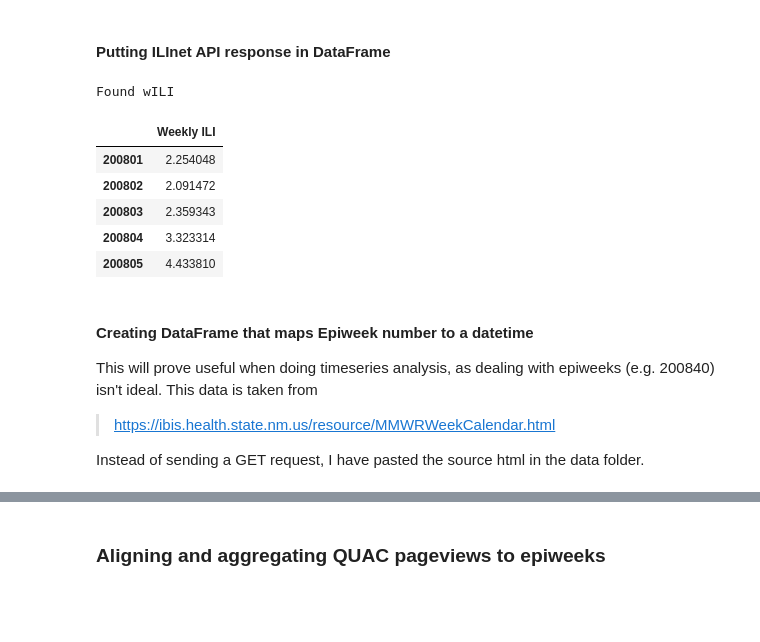
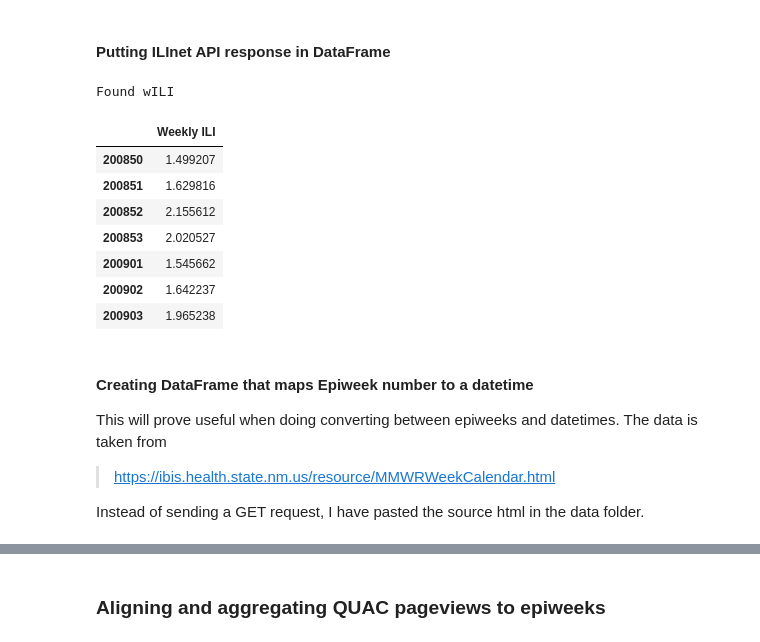
Before and after one commit to wcwagner/wikidemics, a Jupyter notebook: influenza-data.ipynb, the cells around one changed output, grey strips where cells are left out. Cells and saved outputs as stored; diff of their text form; code cells hidden in the pictures; blank space fills up the shorter version.

```diff
--- a/influenza-data.ipynb
+++ b/influenza-data.ipynb
@@ -36,19 +37,12 @@ if 'pageViewResps' not in definedVariables:
 
     with open('./data/allarticles.txt') as f:
         fluRelatedArticles = [article.strip() for article in f]
-    years = range(2008, 2017) # 2008 - 2016 full years
-    epiranges = [ epidata.range(int(str(yr) + '01'), int(str(yr) + '52')) for yr in years]
-    pageViewResps = []
     # API calls to the delphi epidata API
-    for epiyear in epiranges:
-        resp = epidata.wiki(fluRelatedArticles, epiweeks=epiyear)['epidata']
-        pageViewResps.extend(resp)
-        time.sleep(15)
+    pageViewResps = epidata.wiki(fluRelatedArticles, epidata.range(200750, 201652))['epidata']
     %store pageViewResps
 else:
     print("Found pageViewResps")
-
-pageViewResps[:2]
+pageViewResps[:1]
 # %% [output]
 Found pageViewResps
 [{'article': 'amantadine',
@@ -69,12 +57,12 @@ Found pageViewResps
 if 'wILIresp' not in definedVariables:
 
     print("Calling the DELPHI epidata API for ILInet data")
-
-    wILIresp = epidata.fluview('nat', epidata.range(200801, 201652))['epidata']
+    rng = epidata.range('200750', '201652')
+    wILIresp = epidata.fluview('nat', epiweeks=rng)['epidata']
     %store wILIresp
 else:
     print("Found wILIresp")
 
-wILIresp[:2]
+wILIresp[:1]
 # %% [output]
 Found wILIresp
@@ -110,17 +97,22 @@ if 'pageViews' not in definedVariables:
         pageToViews[page].append(weeklyViews)
 
     pageViews = pd.DataFrame.from_dict(pageToViews, orient='index', dtype='int')
-    pageViews.fillna(0)
     pageViews = pageViews.transpose()
+    pageViews = pageViews.fillna( pageViews.median() )
     # convert to ints, for some reasons transpose() coereces to floats
     for column in pageViews.columns:
-        pageViews[column] = pageViews[column].fillna(0.0).astype('int')
+        pageViews[column] = pageViews[column].astype('int')
     pageViews.index = pageViewsIndex
-    pageViews[:2]
 
+    # API resp is missing the occasional 53rd epiweek, so fill
+    w200853 = [ np.median(pageViews.loc[:200852, article].values) for article in pageViews.columns]
+    w201453 = [ np.median(pageViews.loc[:201452, article].values) for article in pageViews.columns]
+    pageViews.loc[200853] = w200853
+    pageViews.loc[201453] = w201453
+    pageViews = pageViews.sort_index()
     %store pageViews
 else:
     print("Found pageViews")
 
-pageViews[:5]
+pageViews.loc[200852:200902]
 # %% [output]
@@ -137,26 +128,26 @@ Found pageViews
 # %%
 if 'wILI' not in definedVariables:
     wILIvalues = [ week['ili'] for week in wILIresp ]
     wILIindex = [ week['epiweek'] for week in wILIresp ]
     wILIindex.sort()
     wILI = pd.DataFrame(wILIvalues, columns=['Weekly ILI'], index=wILIindex)
-    wILI.drop([200853, 201453], inplace=True) # these epiweeks aren't in pageViews
-
     %store wILI
 else:
     print("Found wILI")
-wILI[:5]
+wILI.loc[200850:200903]
 # %% [output]
 Found wILI
 |  | Weekly ILI |
-| 200801 | 2.254048 |
-| 200802 | 2.091472 |
-| 200803 | 2.359343 |
-| 200804 | 3.323314 |
-| 200805 | 4.433810 |
+| 200850 | 1.499207 |
+| 200851 | 1.629816 |
+| 200852 | 2.155612 |
+| 200853 | 2.020527 |
+| 200901 | 1.545662 |
+| 200902 | 1.642237 |
+| 200903 | 1.965238 |
 # %% [markdown]
 #### Creating DataFrame that maps Epiweek number to a datetime
-This will prove useful when doing timeseries analysis, as dealing with epiweeks (e.g. 200840) isn't ideal. This data is taken from
+This will prove useful when doing converting between epiweeks and datetimes. The data is taken from
 > https://ibis.health.state.nm.us/resource/MMWRWeekCalendar.html
 
 Instead of sending a GET request, I have pasted the source html in the data folder.
```
Also changed, not shown: parts of 12 cells of this notebook.
